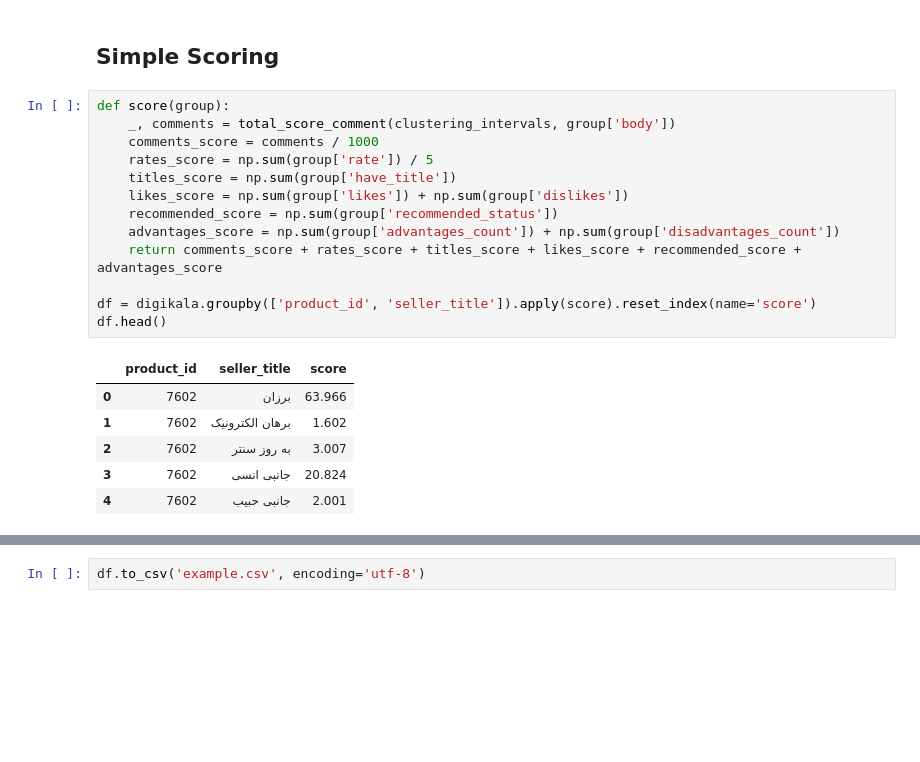
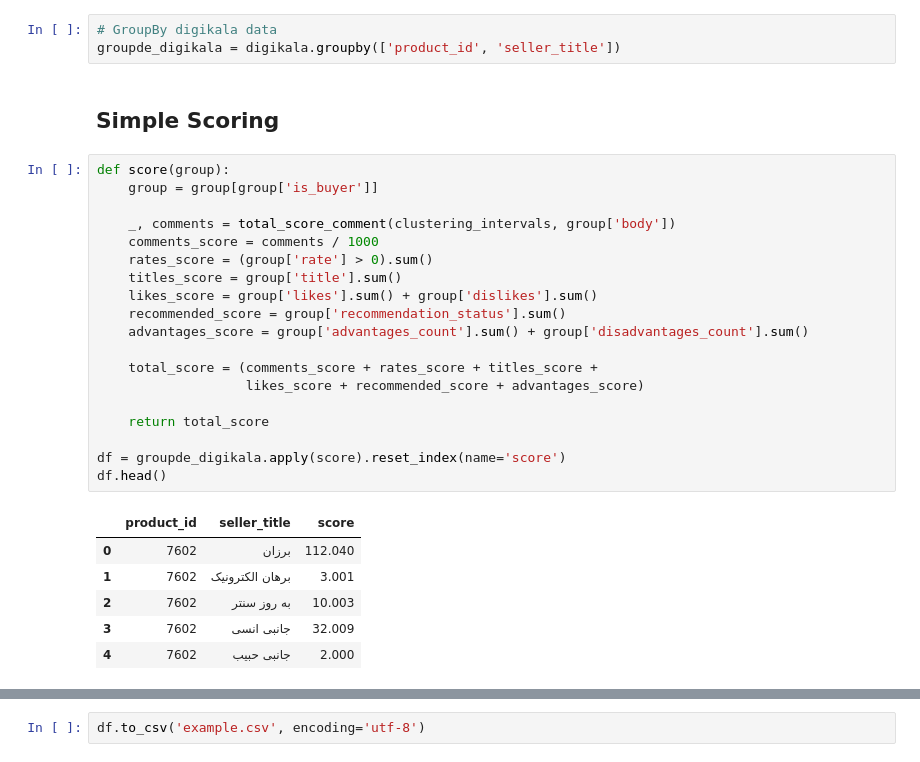
Before and after one commit to Arefnmy/Digikala-user-engagement-analysis, a Jupyter notebook: scoring.ipynb, the cells around one changed output, grey strips where cells are left out. Cells and saved outputs as stored; diff of their text form; blank space fills up the shorter version.

Commit message:
add and edit score function

```diff
--- a/scoring.ipynb
+++ b/scoring.ipynb
@@ -164,25 +208,34 @@ def label_group(comment):
 digikala['label'] = digikala.apply(label_group, axis=1)
 # %% [markdown]
 # Define Scoring Function
+# %%
+# GroupBy digikala data
+groupde_digikala = digikala.groupby(['product_id', 'seller_title'])
 # %% [markdown]
 ## Simple Scoring
 # %%
 def score(group):
+    group = group[group['is_buyer']]
+
     _, comments = total_score_comment(clustering_intervals, group['body'])
     comments_score = comments / 1000
-    rates_score = np.sum(group['rate']) / 5
-    titles_score = np.sum(group['have_title'])
-    likes_score = np.sum(group['likes']) + np.sum(group['dislikes'])
-    recommended_score = np.sum(group['recommended_status'])
-    advantages_score = np.sum(group['advantages_count']) + np.sum(group['disadvantages_count'])
-    return comments_score + rates_score + titles_score + likes_score + recommended_score + advantages_score
+    rates_score = (group['rate'] > 0).sum()
+    titles_score = group['title'].sum()
+    likes_score = group['likes'].sum() + group['dislikes'].sum()
+    recommended_score = group['recommendation_status'].sum()
+    advantages_score = group['advantages_count'].sum() + group['disadvantages_count'].sum()
 
-df = digikala.groupby(['product_id', 'seller_title']).apply(score).reset_index(name='score')
+    total_score = (comments_score + rates_score + titles_score +
+                   likes_score + recommended_score + advantages_score)
+
+    return total_score
+
+df = groupde_digikala.apply(score).reset_index(name='score')
 df.head()
 # %% [output]
 |  | product_id | seller_title | score |
-| 0 | 7602 | برزان | 63.966 |
-| 1 | 7602 | برهان الکترونیک | 1.602 |
-| 2 | 7602 | به روز سنتر | 3.007 |
-| 3 | 7602 | جانبی انسی | 20.824 |
-| 4 | 7602 | جانبی حبیب | 2.001 |
+| 0 | 7602 | برزان | 112.040 |
+| 1 | 7602 | برهان الکترونیک | 3.001 |
+| 2 | 7602 | به روز سنتر | 10.003 |
+| 3 | 7602 | جانبی انسی | 32.009 |
+| 4 | 7602 | جانبی حبیب | 2.000 |
```
Also changed, not shown: parts of 8 cells of this notebook.
